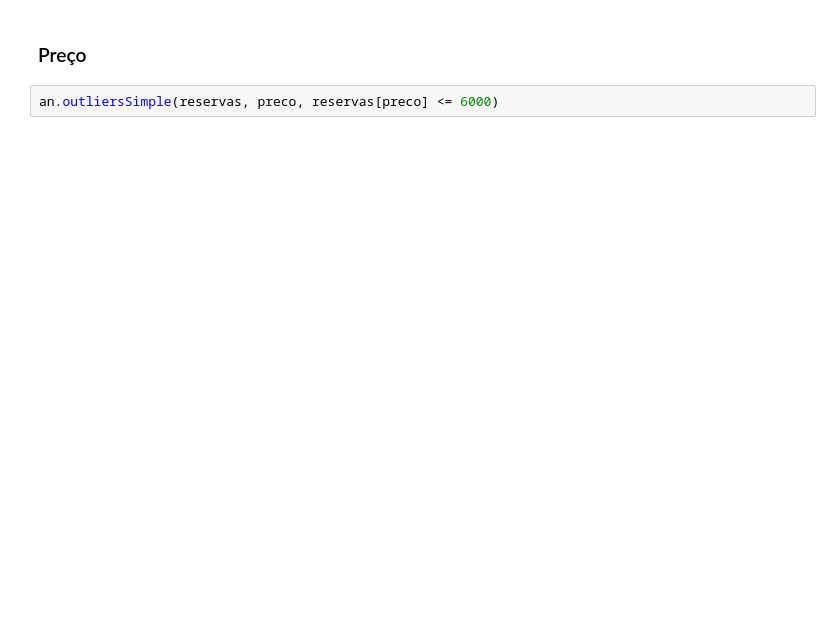
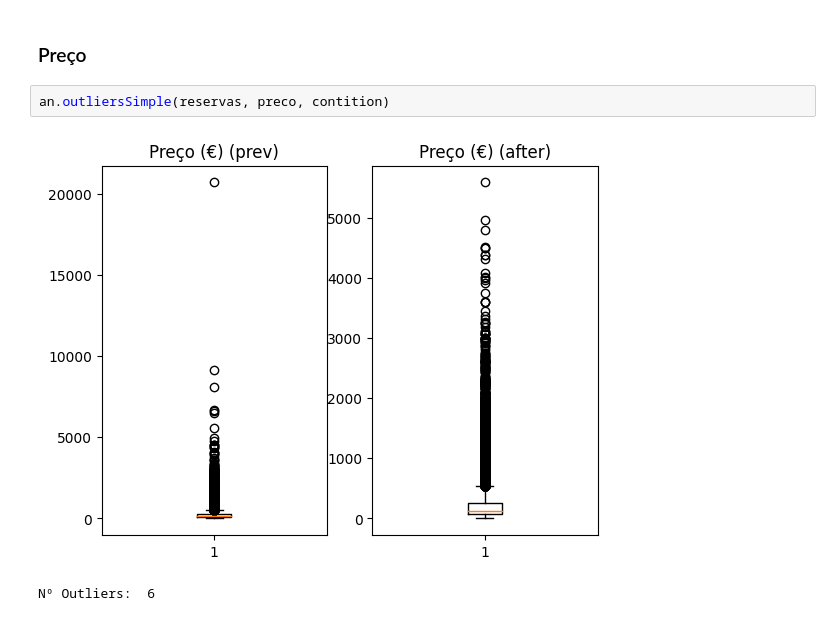
Before and after one commit to 8090457/MEI_TP_TEAD, a Jupyter notebook: Analise_Dados/AnalisePython/OutliersReservas.ipynb, the cells around one changed output. Drawn from its saved outputs; the diff is of its cells as text; blank space fills up the shorter version.

```diff
--- a/Analise_Dados/AnalisePython/OutliersReservas.ipynb
+++ b/Analise_Dados/AnalisePython/OutliersReservas.ipynb
@@ -56,4 +84,7 @@ an.outliersWithPieChart(reservas, bebes, reservas[bebes] <= 10)
 # %% [markdown]
 ### Preço
 # %%
-an.outliersSimple(reservas, preco, reservas[preco] <= 6000)
+an.outliersSimple(reservas, preco, contition)
+# %% [output]
+[figure, added]
+Nº Outliers:  6
```
Also changed, not shown: parts of 6 cells of this notebook, 1 other file.
